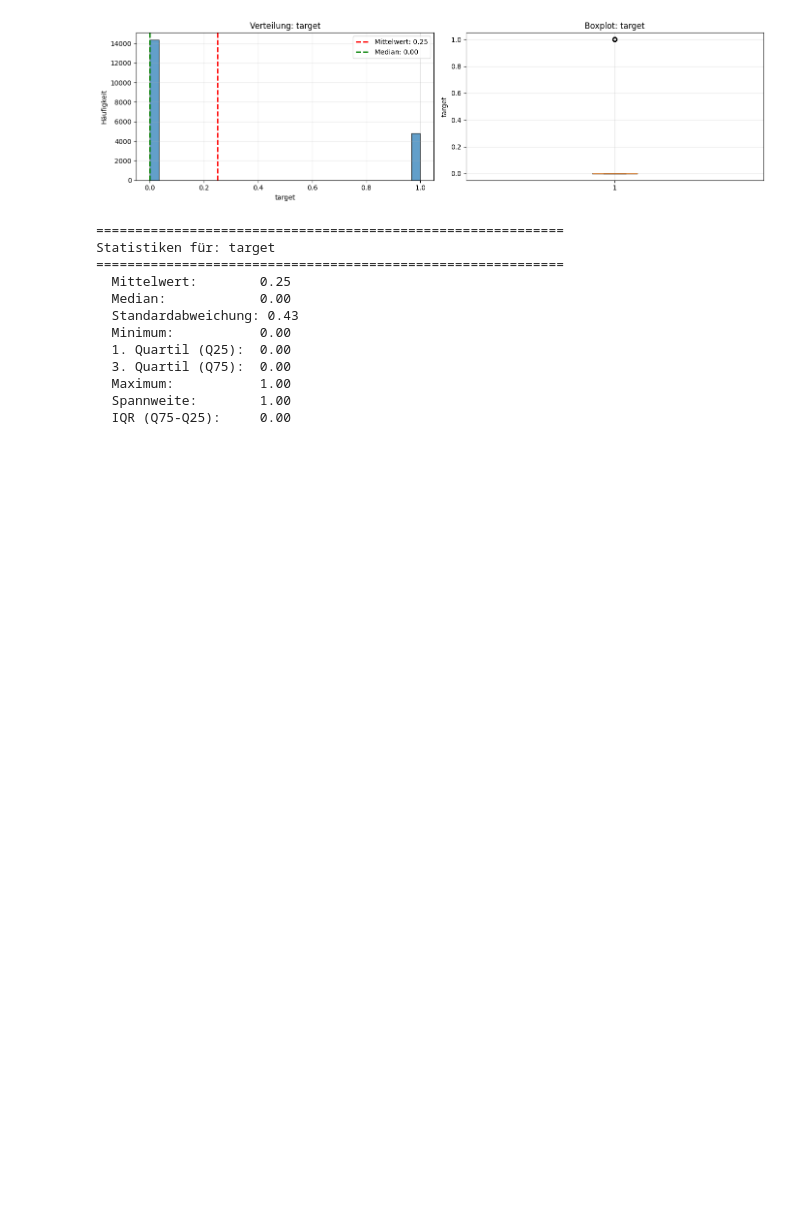
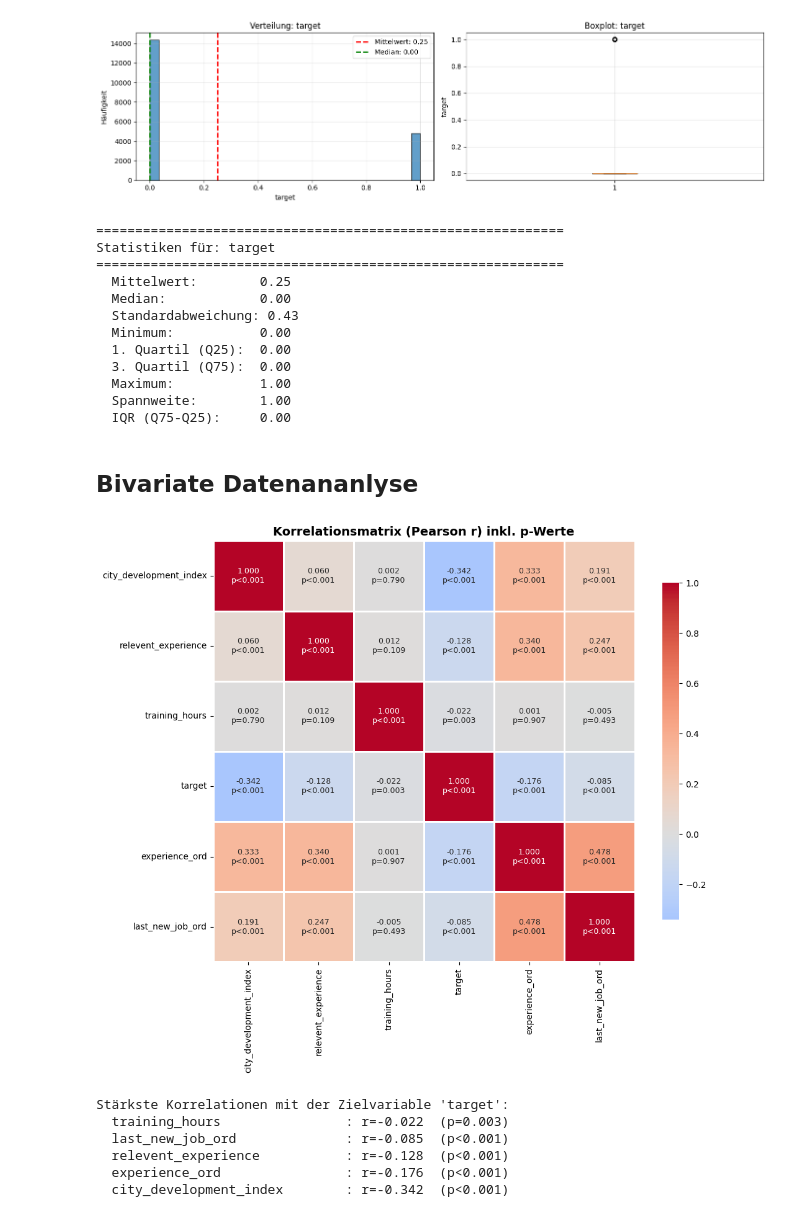
Before and after one commit to dan-am/data_analytics_master, a Jupyter notebook: 4_exploratory_analysis/4_eda.ipynb, the cells around one changed output. Drawn from its saved outputs; the diff is of its cells as text; code cells hidden in the pictures; blank space fills up the shorter version.

```diff
--- a/4_exploratory_analysis/4_eda.ipynb
+++ b/4_exploratory_analysis/4_eda.ipynb
@@ -276,3 +282,79 @@ Statistiken für: target
   Maximum:           1.00
   Spannweite:        1.00
   IQR (Q75-Q25):     0.00
+# %% [markdown]
+## Bivariate Datenananlyse
+# %%
+# 1) Spaltenauswahl
+cols = [
+    'city_development_index', 'relevent_experience', 'training_hours',
+    'target', 'experience_ord', 'last_new_job_ord'
+]
+data = df[cols].copy()
+
+# (Optional) sicherstellen, dass alles numerisch ist (sonst werden Non-Numeric zu NaN)
+data = data.apply(pd.to_numeric, errors='coerce')
+
+# 2) Korrelations- und P-Wert-Matrizen berechnen (pairwise, NaNs werden pro Paar gedroppt)
+corr = pd.DataFrame(np.nan, index=cols, columns=cols, dtype=float)
+pval = pd.DataFrame(np.nan, index=cols, columns=cols, dtype=float)
+
+for i in cols:
+    for j in cols:
+        x = data[i]
+        y = data[j]
+        mask = x.notna() & y.notna()
+        if mask.sum() >= 3:  # pearsonr braucht mind. 2; 3 ist etwas robuster
+            r, p = pearsonr(x[mask], y[mask])
+            corr.loc[i, j] = r
+            pval.loc[i, j] = p
+
+# 3) Annotationen: "r\np=..."
+def fmt_p(p):
+    if pd.isna(p):
+        return "p=NA"
+    if p < 0.001:
+        return "p<0.001"
+    return f"p={p:.3f}"
+
+annot = corr.copy().astype(object)
+for i in cols:
+    for j in cols:
+        r = corr.loc[i, j]
+        p = pval.loc[i, j]
+        if pd.isna(r):
+            annot.loc[i, j] = ""
+        else:
+            annot.loc[i, j] = f"{r:.3f}\n{fmt_p(p)}"
+
+# 4) Heatmap plotten (fmt='' ist wichtig, damit unsere Strings nicht formatiert werden)
+plt.figure(figsize=(11, 9))
+sns.heatmap(
+    corr,
+    annot=annot,
+    fmt="",
+    cmap="coolwarm",
+    center=0,
+    square=True,
+    linewidths=1,
+    cbar_kws={"shrink": 0.8},
+    annot_kws={"size": 9}
+)
+plt.title("Korrelationsmatrix (Pearson r) inkl. p-Werte", fontsize=14, fontweight="bold")
+plt.tight_layout()
+plt.show()
+
+print("\n\nStärkste Korrelationen mit der Zielvariable 'target':")
+target_corr = corr['target'].sort_values(ascending=False)
+for var, corr_val in target_corr.items():
+    if var != 'target':
+        p = pval.loc[var, 'target']
+        print(f"  {var:30s}: r={corr_val:6.3f}  ({fmt_p(p)})")
+# %% [output]
+[figure, added]
+Stärkste Korrelationen mit der Zielvariable 'target':
+  training_hours                : r=-0.022  (p=0.003)
+  last_new_job_ord              : r=-0.085  (p<0.001)
+  relevent_experience           : r=-0.128  (p<0.001)
+  experience_ord                : r=-0.176  (p<0.001)
+  city_development_index        : r=-0.342  (p<0.001)
```
Also changed, not shown: parts of 13 cells of this notebook, 3 other files.
